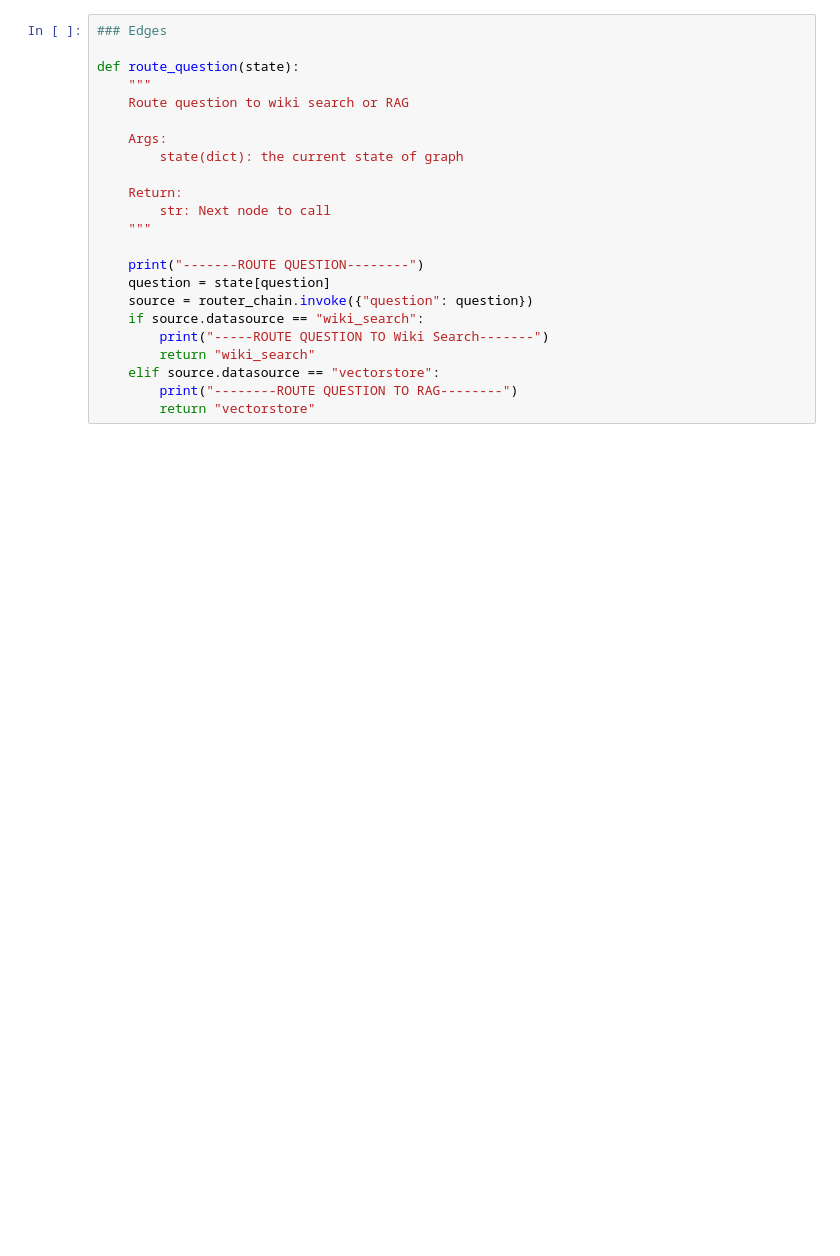
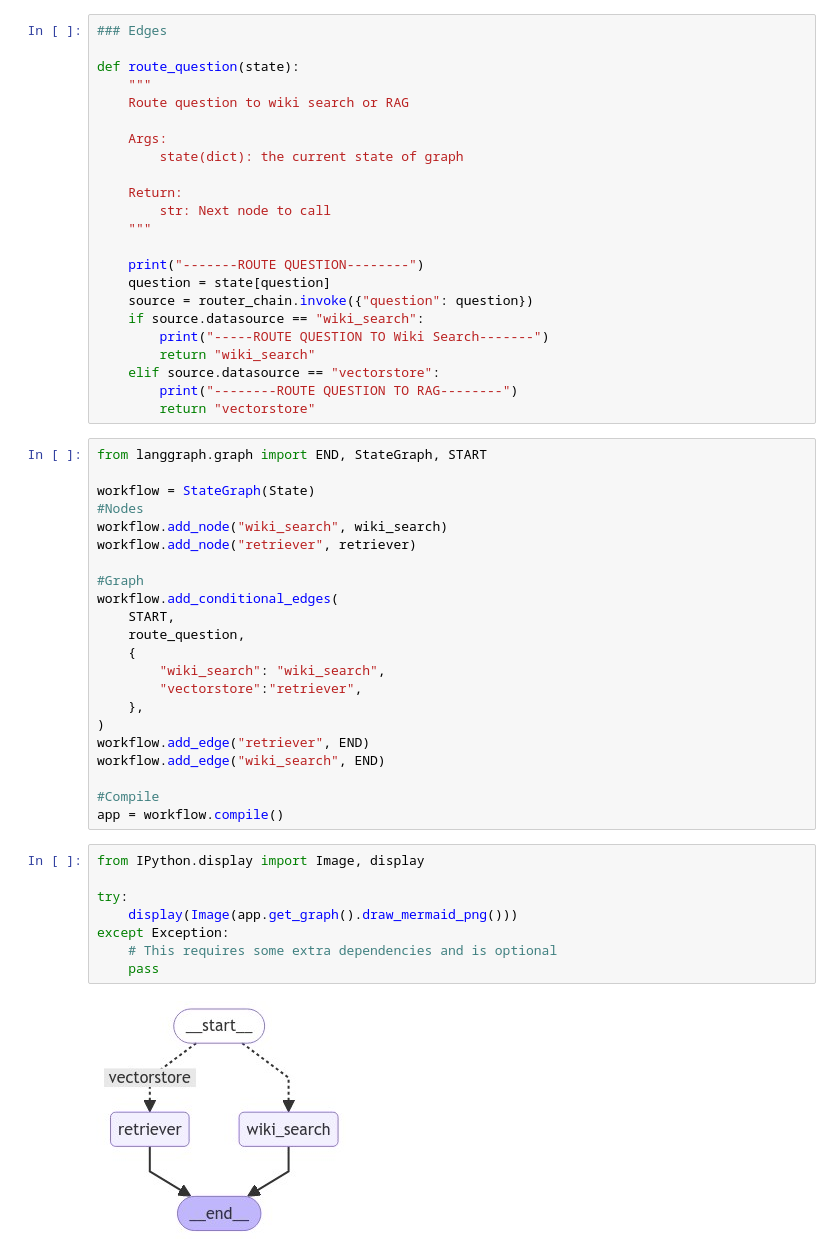
Before and after one commit to Prashantkhobragade/Langgraph, a Jupyter notebook: exp_3_VDB.ipynb, the cells around one changed output. Cells and saved outputs as stored; diff of their text form; blank space fills up the shorter version.

Commit message:
exp_3: Graph created

```diff
--- a/exp_3_VDB.ipynb
+++ b/exp_3_VDB.ipynb
@@ -298,3 +298,35 @@ def route_question(state):
     elif source.datasource == "vectorstore":
         print("--------ROUTE QUESTION TO RAG--------")
         return "vectorstore"
+# %%
+from langgraph.graph import END, StateGraph, START
+
+workflow = StateGraph(State)
+#Nodes
+workflow.add_node("wiki_search", wiki_search)
+workflow.add_node("retriever", retriever)
+
+#Graph
+workflow.add_conditional_edges(
+    START,
+    route_question,
+    {
+        "wiki_search": "wiki_search",
+        "vectorstore":"retriever",
+    },
+)
+workflow.add_edge("retriever", END)
+workflow.add_edge("wiki_search", END)
+
+#Compile
+app = workflow.compile()
+# %%
+from IPython.display import Image, display
+
+try:
+    display(Image(app.get_graph().draw_mermaid_png()))
+except Exception:
+    # This requires some extra dependencies and is optional
+    pass
+# %% [output]
+[figure, added]
```
